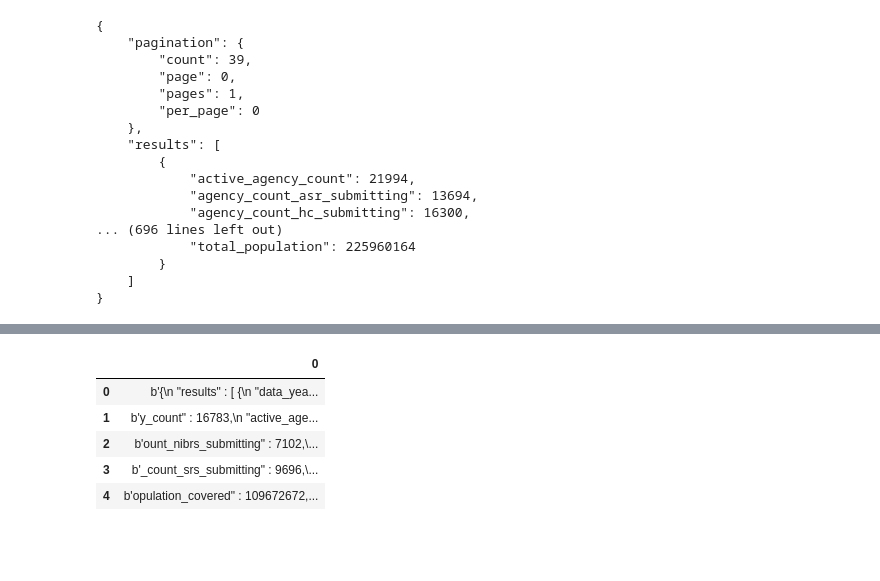
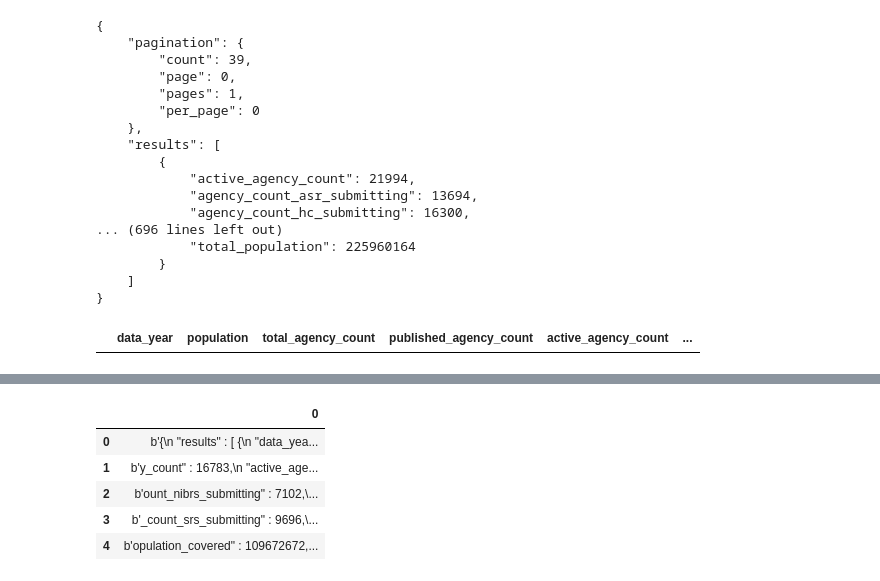
Before and after one commit to LosXabo-dabc-hub/Walsh_DABC_HW, a Jupyter notebook: Project1_Local_Dev_Env/Proj1_API.ipynb, the cells around one changed output, grey strips where cells are left out. Cells and saved outputs as stored; diff of their text form; code cells hidden in the pictures; blank space fills up the shorter version.

```diff
--- a/Project1_Local_Dev_Env/Proj1_API.ipynb
+++ b/Project1_Local_Dev_Env/Proj1_API.ipynb
@@ -115,17 +116,17 @@ print(json.dumps(response_json, indent=4, sort_keys=True))
 #print(response_json["active_agency_count"])
 # %%
 # Converting Raw Data to DataFrame
-crime_data_df = pd.DataFrame(response,
+crime_data_df = pd.DataFrame(response_json,
                                 columns=['data_year','population','total_agency_count','published_agency_count',
                                     'active_agency_count','covered_agency_count','population_covered',
                                      'agency_count_nibrs_submitting','agency_count_leoka_submitting',
-     #                                'agency_count_pe_submitting','agency_count_srs_submitting'])
+                                    'agency_count_pe_submitting','agency_count_srs_submitting'])
 
 
 
-
-                             columns=['City', 'Cloudiness', 'Country','Date',
-                                     'Humidity','Lat','lng','Max Temp','Wind Speed'])
-
 # Writing data to csv file
-weather_data.to_csv(output_data_file, header=True, index=True, index_label= 'Index')
+#weather_data.to_csv(output_data_file, header=True, index=True, index_label= 'Index')
+# %%
+crime_data_df.head()
+# %% [output]
+|  | data_year | population | total_agency_count | published_agency_count | active_agency_count | ... |
```
Also changed, not shown: parts of 8 cells of this notebook, 34 other files.
